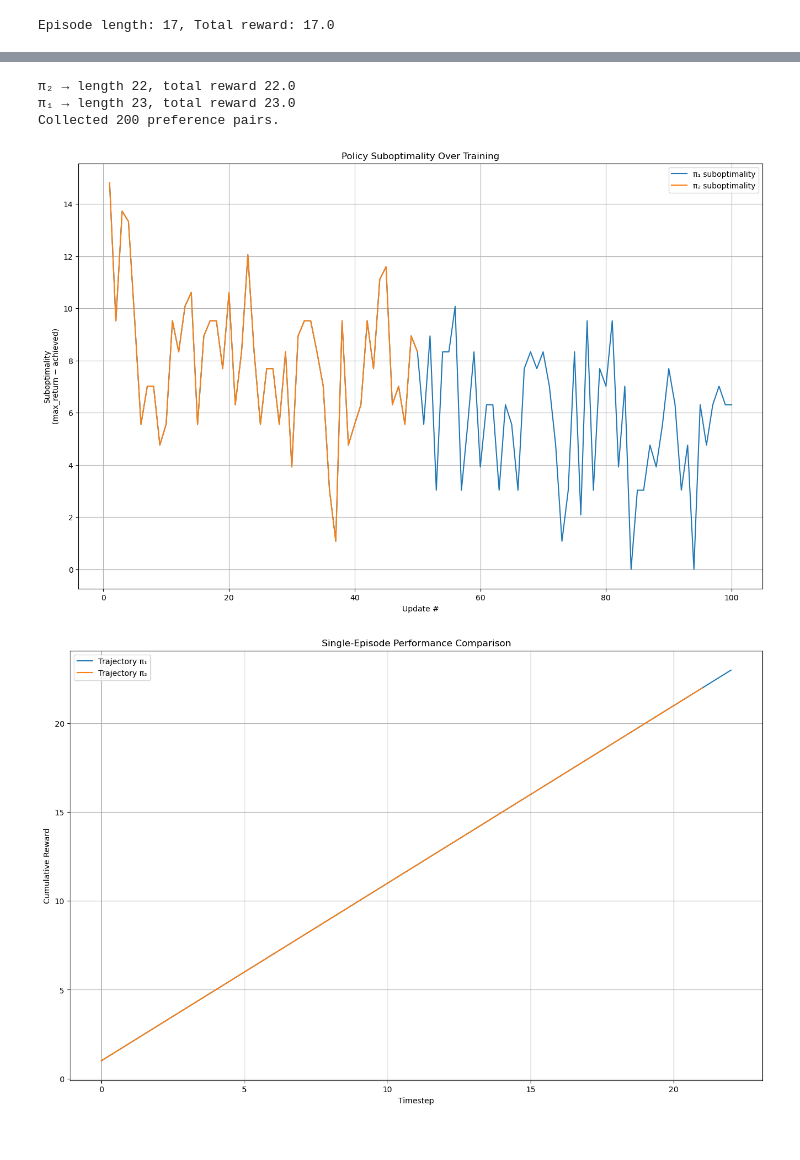
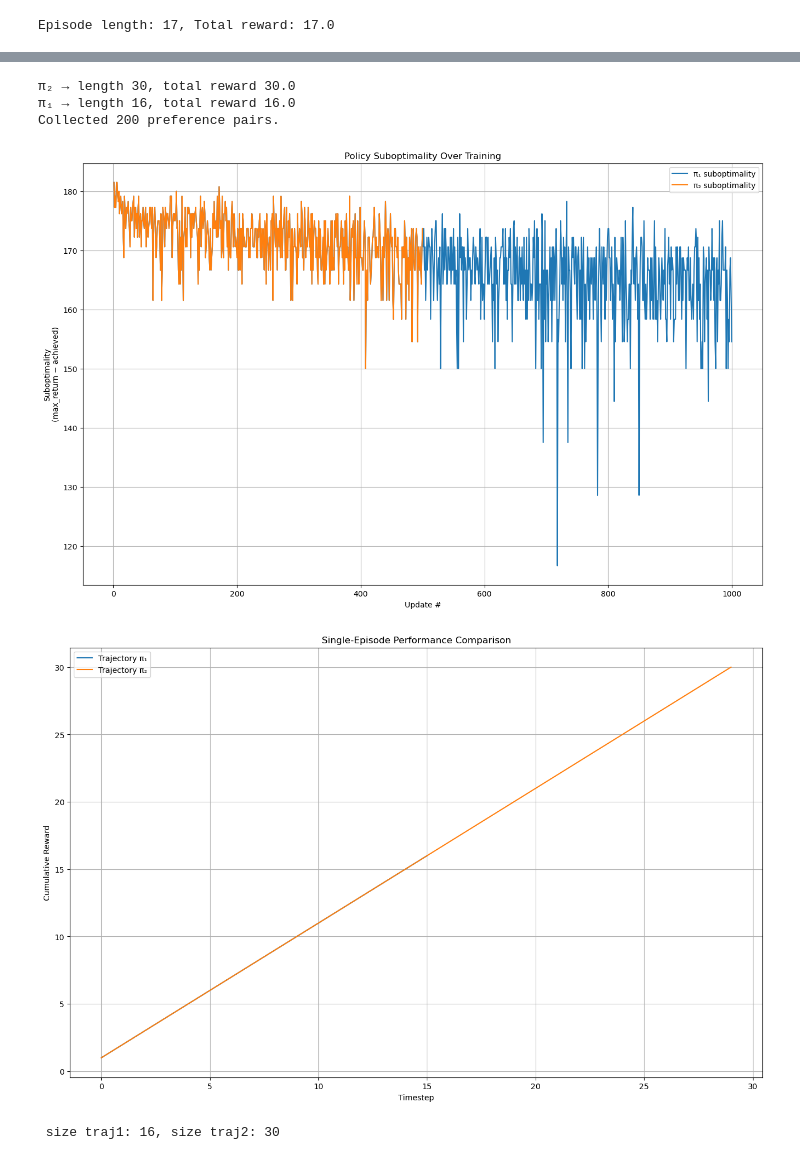
Before and after one commit to yk985/RL-RLHF, a Jupyter notebook: Trajectory_gen.ipynb, the cells around one changed output, grey strips where cells are left out. Drawn from its saved outputs; the diff is of its cells as text; code cells hidden in the pictures.

```diff
--- a/Trajectory_gen.ipynb
+++ b/Trajectory_gen.ipynb
@@ -61,18 +64,22 @@ print(f"Episode length: {len(traj)}, Total reward: {sum(s['reward'] for s in tra
 # %% [output]
 Episode length: 17, Total reward: 17.0
 # %%
-# Training loop
+# Training loop for PPO
 
 from PPO import ppo_update, RolloutBuffer
 
+# "In practice you’ll often tune these three carefully":
+# clip_eps in [0.1, 0.3]
+# lam in [0.90, 0.98]
+# lr in [1e-5, 1e-3]"
 
 # Hyperparameters
 env_name     = "CartPole-v0"
 total_steps  = 1000     # per update
-updates      = 100        # how many times to run rollout+update
-clip_eps     = 0.2
-gamma, lam   = 0.99, 0.95
-lr           = 3e-4
+updates      = 500        # how many times to run rollout+update
+clip_eps     = 0.2      # PPO clipping parameter
+gamma, lam   = 0.99, 0.95 # GAE parameters
+lr           = 0.0001
 batch_size   = 64
 epochs       = 4
 
@@ -122,8 +129,8 @@ for update in range(updates):
     ppo_update(policy, optimizer, buffer, clip_eps, epochs, batch_size)
 
     # 4) Saving checkpoint of the policy to get pi2
-    if (update + 1) % 50 == 0:
-        print(f"Update {update+1}/{updates} completed.")
+    if (update ) % 100 == 0:
+        print(f"Update {update}/{updates} completed.")
         torch.save(policy.state_dict(), f"pi2_checkpoint_{update}.pth")
 
 # 5) at the end, save pi1
@@ -140,7 +155,7 @@ Saved final policy as pi1_final.pth
 from pairs_generator import sample_preference_pairs
 
 pi2 = Policy().to(device)
-pi2.load_state_dict(torch.load("pi2_checkpoint_49.pth"))
+pi2.load_state_dict(torch.load("pi2_checkpoint_100.pth"))
 pi2.eval()
 
 pi1 = Policy().to(device)
@@ -148,8 +163,8 @@ pi1.load_state_dict(torch.load("pi1_final.pth"))
 pi1.eval()
 
 # Generate one trajectory each to inspect
-traj2 = generate_trajectory(pi2, env)
-traj1 = generate_trajectory(pi1, env)
+traj1 = generate_trajectory(pi1, env, max_steps=1000)
+traj2 = generate_trajectory(pi2, env, max_steps=1000)
 
 print(f"π₂ → length {len(traj2)}, total reward {sum(s['reward'] for s in traj2):.1f}")
 print(f"π₁ → length {len(traj1)}, total reward {sum(s['reward'] for s in traj1):.1f}")
@@ -157,17 +172,19 @@ print(f"π₁ → length {len(traj1)}, total reward {sum(s['reward'] for s in tr
 prefs = sample_preference_pairs(pi1, pi2, env, K=200) # Need to define K elsewhere as hyperparameter
 print(f"Collected {len(prefs)} preference pairs.")
 # %% [output]
-π₂ → length 22, total reward 22.0
-π₁ → length 23, total reward 23.0
+π₂ → length 30, total reward 30.0
+π₁ → length 16, total reward 16.0
 Collected 200 preference pairs.
 # %%
 ## Visulization of the policies and trajectories
 # %autoreload 2
 from Generate_traj_func import plot_suboptimality, plot_trajectory_performance
 
 
-plot_suboptimality(avg_returns, avg_returns[0:int(len(avg_returns)/2)])
+plot_suboptimality(avg_returns, avg_returns[0:int(len(avg_returns)/2)],200) #in cartpole, 200 is the maximum reward
 plot_trajectory_performance(traj1, traj2)
+print(f" size traj1: {len(traj1)}, size traj2: {len(traj2)}")
 # %% [output]
-[figure, old version]
+[figure, new version]
-[figure, old version]
+[figure, new version]
+ size traj1: 16, size traj2: 30
```
Also changed, not shown: parts of 3 cells of this notebook, 2 other files.
